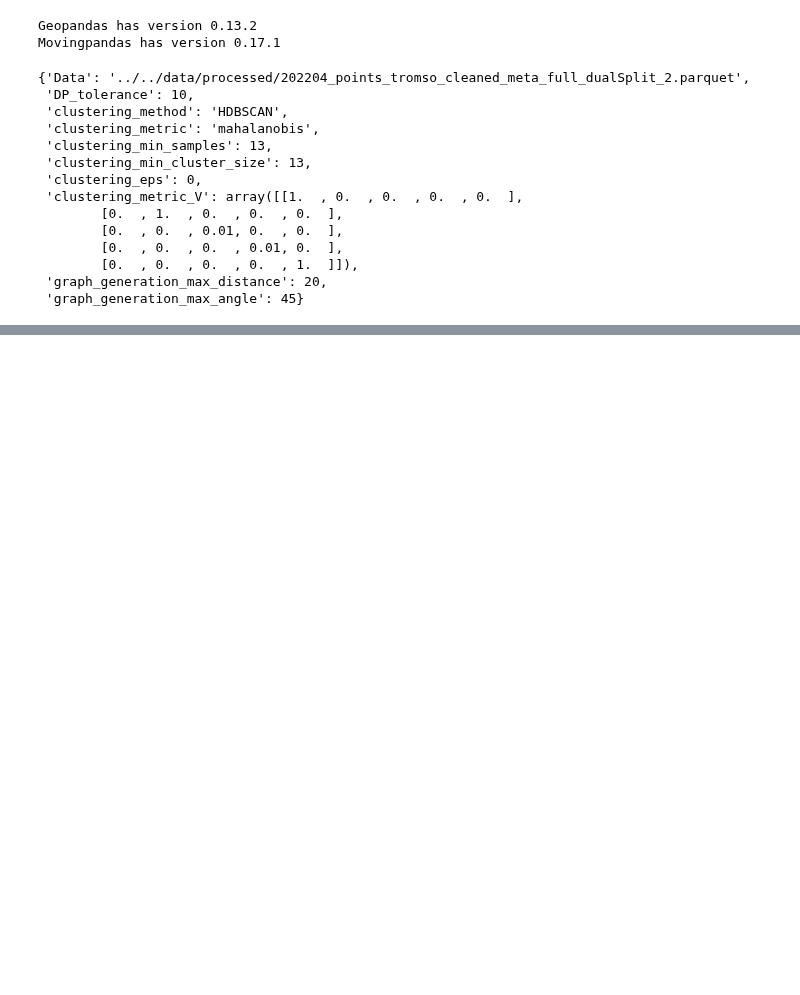
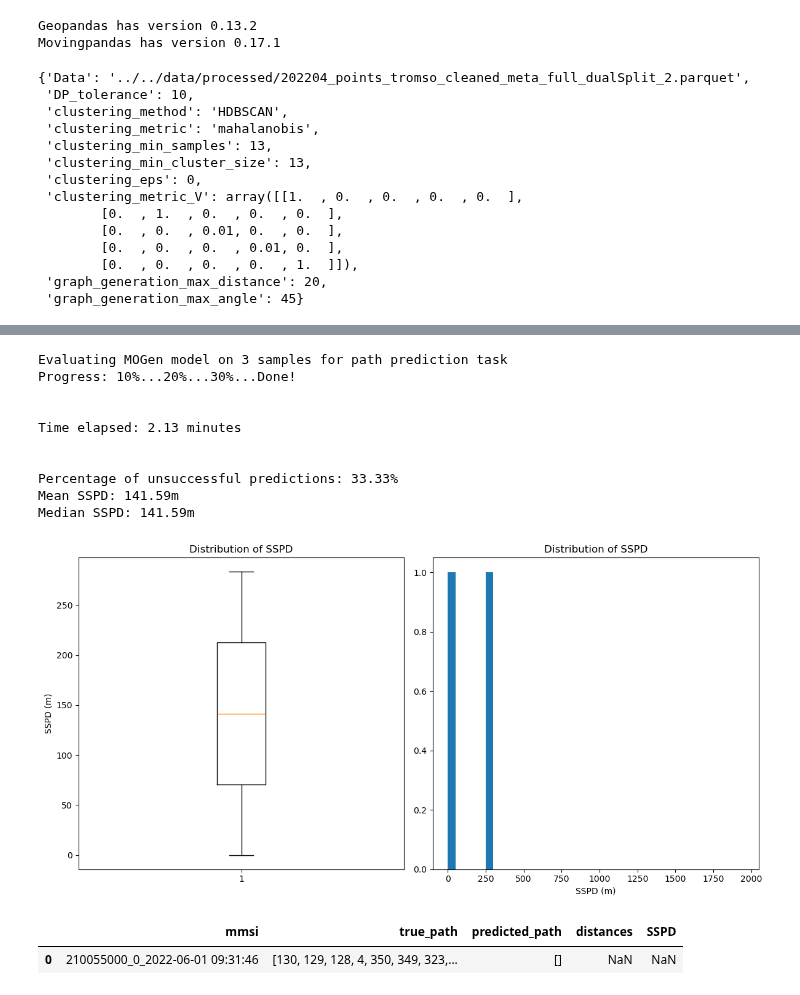
Before and after one commit to vhffm/maritime_route_prediction, a Jupyter notebook: src/models/M3_predict_MOGen.ipynb, the cells around one changed output, grey strips where cells are left out. Saved outputs shown, nothing was run; the diff lists cells and outputs as text; code cells hidden in the pictures; blank space fills up the shorter version.

```diff
--- a/src/models/M3_predict_MOGen.ipynb
+++ b/src/models/M3_predict_MOGen.ipynb
@@ -148 +140,23 @@ for key, val in predictions.items():
+# %%
+selection = range(0, 6, 2)  # len(test_data)
+test_paths = test_data.iloc[selection]
+eval_results, fig = metrics.evaluate(mogen, 'path', test_paths, test_trajectories, network, MOGen_n_walks=1000, eval_mode='path')
+# %% [output]
+Evaluating MOGen model on 3 samples for path prediction task
+Progress: 10%...20%...30%...Done!
+
+
+Time elapsed: 2.13 minutes
+
+
+Percentage of unsuccessful predictions: 33.33%
+Mean SSPD: 141.59m
+Median SSPD: 141.59m
+[figure, added]
+# %%
+nan_mask =eval_results.isna().any(axis=1)
+eval_results[nan_mask]
+# %% [output]
+|  | mmsi | true_path | predicted_path | distances | SSPD |
+| 0 | 210055000_0_2022-06-01 09:31:46 | [130, 129, 128, 4, 350, 349, 323,... | [] | NaN | NaN |
 # %%
```
Also changed, not shown: parts of 10 cells of this notebook, 40 other files.
